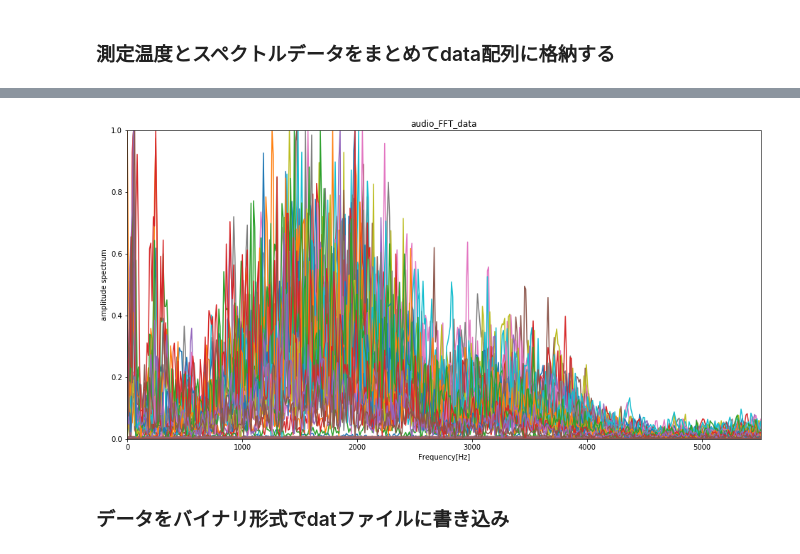
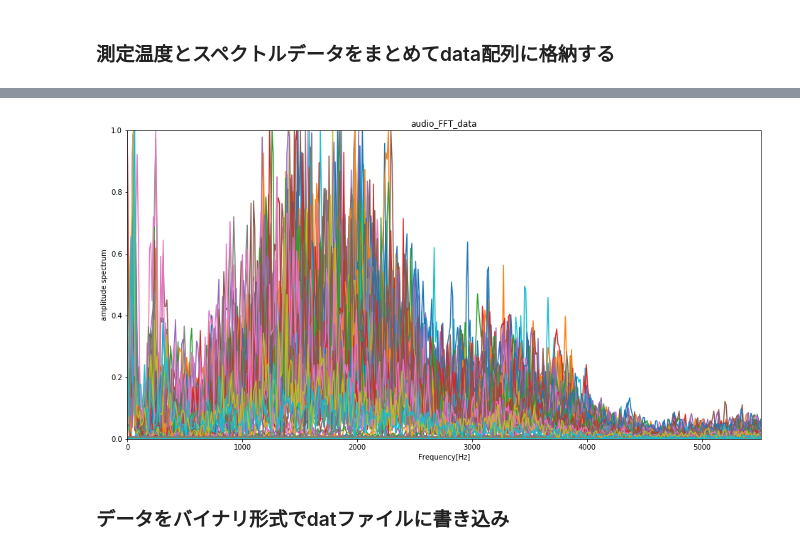
Before and after one commit to ac-yasushi/measure_temp_Tfal, a Jupyter notebook: FFT.ipynb, the cells around one changed output, grey strips where cells are left out. Cells and saved outputs as stored; diff of their text form; code cells hidden in the pictures.

```diff
--- a/FFT.ipynb
+++ b/FFT.ipynb
@@ -70,9 +70,11 @@ def fft_load(st,size,filename):
 # %%
 size=2**12
 
-Tp=np.array([21.4, 34.5,30.8, 34.6, 42.0, 38.0, 43.1, 48.2, 47.9, 50.1, 57.9, 55.0, 56.7,\
-                68.9, 63.6, 66.1, 71.8, 75.9, 75.0, 85.6, 79.5, 83.1, 91.0, 88.6, 94.2, 94.0])
+Tp=np.array([21.4, 24.0, 26.5, 34.5, 30.8, 34.6, 33.0, 34.0, 42.0, 38.0, 43.1, 42.3, 48.2, 47.9, 50.1, 50.3, 51.3, 57.9, 55.0, 56.7,\
+                59.2, 68.9, 63.6, 66.1, 67.1, 69.0, 71.8, 75.9, 75.0, 77.5, 85.6, 79.5, 83.1, 83.3, 86.1, 91.0, 88.6, 92.0, 94.2, 94.0])
 Tp=Tp/100
+
+print(len(Tp))
 
 data=np.array([])
 
@@ -80,59 +82,87 @@ data=np.array([])
 data=np.append(data,Tp[0])
 data=np.append(data,fft_load(2,size,"./t_fal_audio/0_5min.wav"))
 data=np.append(data,Tp[1])
+data=np.append(data,fft_load(2,size,"./t_fal_audio/0_5-2min.wav"))
+data=np.append(data,Tp[2])
+data=np.append(data,fft_load(2,size,"./t_fal_audio/0_5-3min.wav"))
+data=np.append(data,Tp[3])
 data=np.append(data,fft_load(2,size,"./t_fal_audio/1min.wav"))
-data=np.append(data,Tp[2])
+data=np.append(data,Tp[4])
 data=np.append(data,fft_load(2,size,"./t_fal_audio/1-2min.wav"))
-data=np.append(data,Tp[3])
+data=np.append(data,Tp[5])
 data=np.append(data,fft_load(2,size,"./t_fal_audio/1-3min.wav"))
-data=np.append(data,Tp[4])
+data=np.append(data,Tp[6])
+data=np.append(data,fft_load(2,size,"./t_fal_audio/1-4min.wav"))
+data=np.append(data,Tp[7])
+data=np.append(data,fft_load(2,size,"./t_fal_audio/1-5min.wav"))
+data=np.append(data,Tp[8])
 data=np.append(data,fft_load(2,size,"./t_fal_audio/1_5min.wav"))
-data=np.append(data,Tp[5])
+data=np.append(data,Tp[9])
 data=np.append(data,fft_load(2,size,"./t_fal_audio/1_5-2min.wav"))
-data=np.append(data,Tp[6])
+data=np.append(data,Tp[10])
 data=np.append(data,fft_load(2,size,"./t_fal_audio/1_5-3min.wav"))
-data=np.append(data,Tp[7])
+data=np.append(data,Tp[11])
+data=np.append(data,fft_load(2,size,"./t_fal_audio/1_5-4min.wav"))
+data=np.append(data,Tp[12])
 data=np.append(data,fft_load(2,size,"./t_fal_audio/2min.wav"))
-data=np.append(data,Tp[8])
+data=np.append(data,Tp[13])
 data=np.append(data,fft_load(2,size,"./t_fal_audio/2-2min.wav"))
-data=np.append(data,Tp[9])
+data=np.append(data,Tp[14])
 data=np.append(data,fft_load(2,size,"./t_fal_audio/2-3min.wav"))
-data=np.append(data,Tp[10])
+data=np.append(data,Tp[15])
+data=np.append(data,fft_load(2,size,"./t_fal_audio/2-4min.wav"))
+data=np.append(data,Tp[16])
+data=np.append(data,fft_load(2,size,"./t_fal_audio/2-5min.wav"))
+data=np.append(data,Tp[17])
 data=np.append(data,fft_load(2,size,"./t_fal_audio/2_5min.wav"))
-data=np.append(data,Tp[11])
+data=np.append(data,Tp[18])
 data=np.append(data,fft_load(2,size,"./t_fal_audio/2_5-2min.wav"))
-data=np.append(data,Tp[12])
+data=np.append(data,Tp[19])
 data=np.append(data,fft_load(2,size,"./t_fal_audio/2_5-3min.wav"))
-data=np.append(data,Tp[13])
+data=np.append(data,Tp[20])
+data=np.append(data,fft_load(2,size,"./t_fal_audio/2_5-4min.wav"))
+data=np.append(data,Tp[21])
 data=np.append(data,fft_load(2,size,"./t_fal_audio/3min.wav"))
-data=np.append(data,Tp[14])
+data=np.append(data,Tp[22])
 data=np.append(data,fft_load(2,size,"./t_fal_audio/3-2min.wav"))
-data=np.append(data,Tp[15])
+data=np.append(data,Tp[23])
 data=np.append(data,fft_load(2,size,"./t_fal_audio/3-3min.wav"))
-data=np.append(data,Tp[16])
+data=np.append(data,Tp[24])
+data=np.append(data,fft_load(2,size,"./t_fal_audio/3-4min.wav"))
+data=np.append(data,Tp[25])
+data=np.append(data,fft_load(2,size,"./t_fal_audio/3-5min.wav"))
+data=np.append(data,Tp[26])
 data=np.append(data,fft_load(2,size,"./t_fal_audio/3_5min.wav"))
-data=np.append(data,Tp[17])
+data=np.append(data,Tp[27])
 data=np.append(data,fft_load(2,size,"./t_fal_audio/3_5-2min.wav"))
-data=np.append(data,Tp[18])
+data=np.append(data,Tp[28])
 data=np.append(data,fft_load(2,size,"./t_fal_audio/3_5-3min.wav"))
-data=np.append(data,Tp[19])
+data=np.append(data,Tp[29])
+data=np.append(data,fft_load(2,size,"./t_fal_audio/3_5-4min.wav"))
+data=np.append(data,Tp[30])
 data=np.append(data,fft_load(2,size,"./t_fal_audio/4min.wav"))
-data=np.append(data,Tp[20])
+data=np.append(data,Tp[31])
 data=np.append(data,fft_load(2,size,"./t_fal_audio/4-2min.wav"))
-data=np.append(data,Tp[21])
+data=np.append(data,Tp[32])
 data=np.append(data,fft_load(2,size,"./t_fal_audio/4-3min.wav"))
-data=np.append(data,Tp[22])
+data=np.append(data,Tp[33])
+data=np.append(data,fft_load(2,size,"./t_fal_audio/4-4min.wav"))
+data=np.append(data,Tp[34])
+data=np.append(data,fft_load(2,size,"./t_fal_audio/4-5min.wav"))
+data=np.append(data,Tp[35])
 data=np.append(data,fft_load(2,size,"./t_fal_audio/4_5min.wav"))
-data=np.append(data,Tp[23])
+data=np.append(data,Tp[36])
 data=np.append(data,fft_load(2,size,"./t_fal_audio/4_5-2min.wav"))
-data=np.append(data,Tp[24])
+data=np.append(data,Tp[37])
+data=np.append(data,fft_load(2,size,"./t_fal_audio/4_5-3min.wav"))
+data=np.append(data,Tp[38])
 data=np.append(data,fft_load(2,size,"./t_fal_audio/5min.wav"))
-data=np.append(data,Tp[25])
+data=np.append(data,Tp[39])
 data=np.append(data,fft_load(2,size,"./t_fal_audio/5-2min.wav"))
 
 print(len(data))
 
-data=data.reshape((size+1,26))
+data=data.reshape((size+1,40))
 
 print(data[0][0])
 print(len(data))
@@ -150,6 +181,6 @@ plt.show()
 0.214
 4097
-[figure, old version]
+[figure, new version]
 # %% [markdown]
 ### データをバイナリ形式でdatファイルに書き込み
 # %%
```
Also changed, not shown: parts of 2 cells of this notebook, 4 other files.
